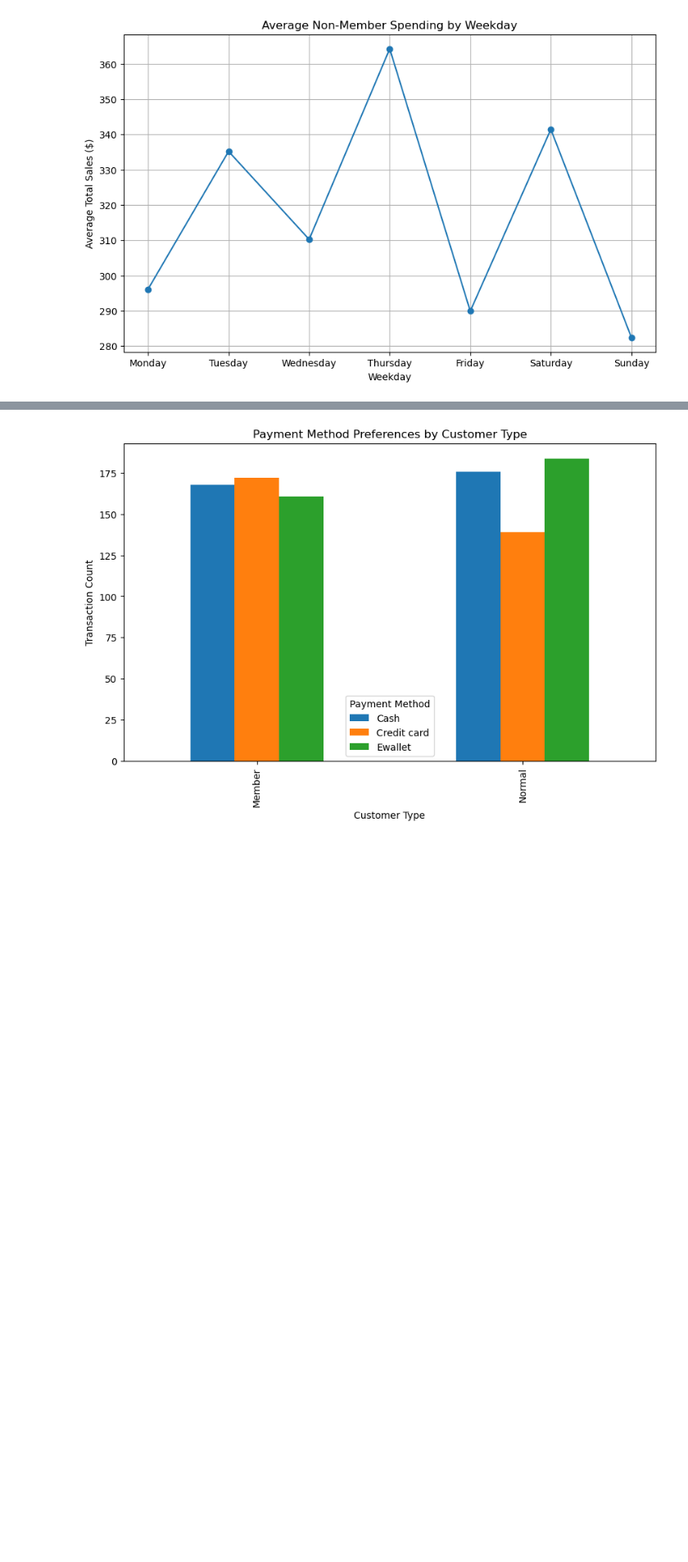
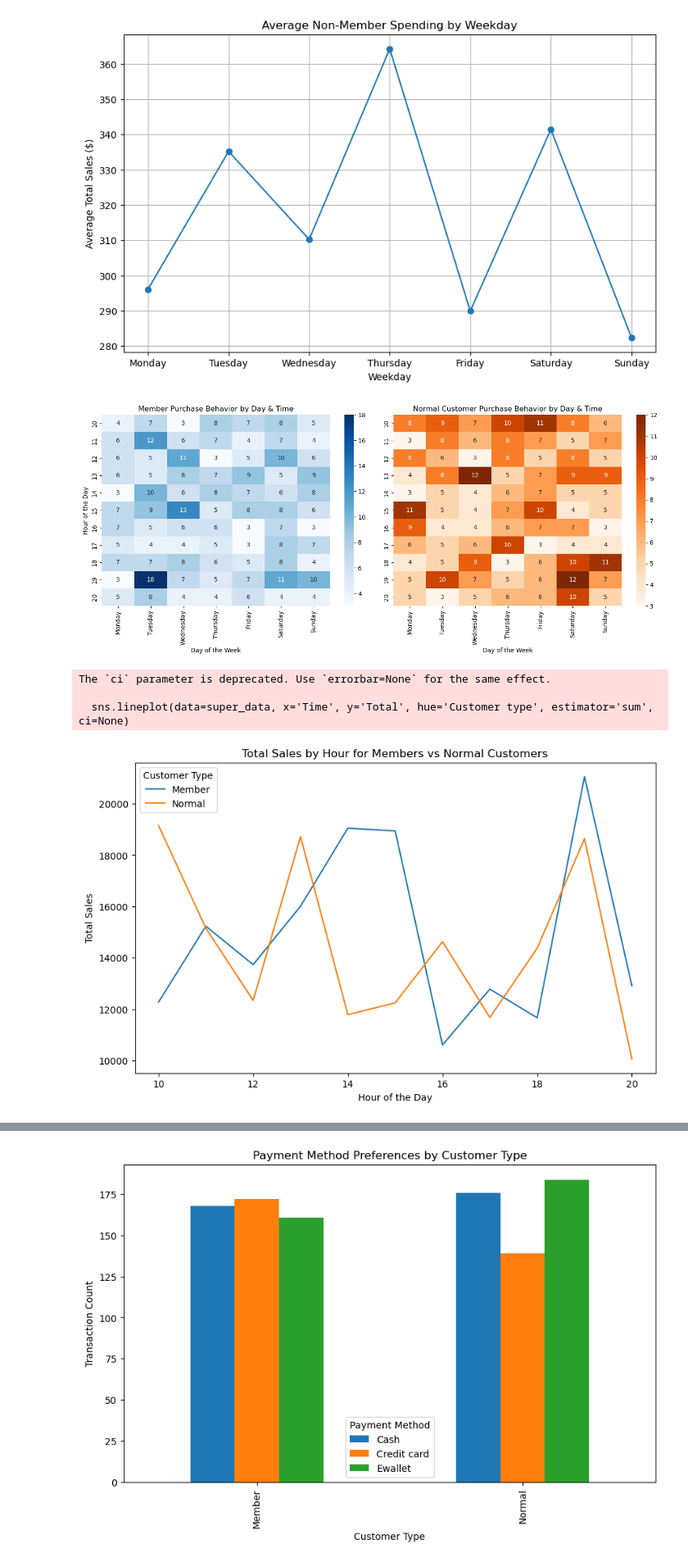
Before and after one commit to VarnaviPerera/PRINCIPLES-OF-DATA-SCIENCE-Portfolio, a Jupyter notebook: Analysis and Problem Solving/Initial.ipynb, the cells around one changed output, grey strips where cells are left out. Shown: that part at 82% size. Cells and saved outputs as stored; diff of their text form; code cells hidden in the pictures; blank space fills up the shorter version.

```diff
--- a/Analysis and Problem Solving/Initial.ipynb
+++ b/Analysis and Problem Solving/Initial.ipynb
@@ -37,4 +37,56 @@ plt.grid(True)
 plt.show()
 # %% [output]
 [figure]
+# %%
+
+import seaborn as sns
+
+# Convert Date and Time columns to datetime format
+super_data['Date'] = pd.to_datetime(super_data['Date'])
+super_data['Time'] = pd.to_datetime(super_data['Time'], format='%H:%M').dt.hour  # Extracting only hours
+
+# Extract day of the week
+super_data['DayOfWeek'] = super_data['Date'].dt.day_name()
+
+# Group by Customer Type, Day, and Time to count transactions
+purchase_behavior = super_data.groupby(['Customer type', 'DayOfWeek', 'Time']).size().reset_index(name='Count')
+
+# Create a pivot table for heatmap visualization
+pivot_member = purchase_behavior[purchase_behavior['Customer type'] == 'Member'].pivot(index='Time', columns='DayOfWeek', values='Count')
+pivot_normal = purchase_behavior[purchase_behavior['Customer type'] == 'Normal'].pivot(index='Time', columns='DayOfWeek', values='Count')
+
+# Define the order of days for sorting
+day_order = ['Monday', 'Tuesday', 'Wednesday', 'Thursday', 'Friday', 'Saturday', 'Sunday']
+pivot_member = pivot_member.reindex(columns=day_order)
+pivot_normal = pivot_normal.reindex(columns=day_order)
+
+# Plot heatmaps
+fig, axes = plt.subplots(1, 2, figsize=(14, 6))
+sns.heatmap(pivot_member, cmap='Blues', ax=axes[0], annot=True, fmt='.0f')
+sns.heatmap(pivot_normal, cmap='Oranges', ax=axes[1], annot=True, fmt='.0f')
+
+axes[0].set_title("Member Purchase Behavior by Day & Time")
+axes[1].set_title("Normal Customer Purchase Behavior by Day & Time")
+axes[0].set_ylabel("Hour of the Day")
+axes[1].set_ylabel("")
+axes[0].set_xlabel("Day of the Week")
+axes[1].set_xlabel("Day of the Week")
+
+plt.tight_layout()
+plt.show()
+
+# Line plot to show sales trends for members vs. normal customers over time
+plt.figure(figsize=(10, 6))
+sns.lineplot(data=super_data, x='Time', y='Total', hue='Customer type', estimator='sum', ci=None)
+plt.title('Total Sales by Hour for Members vs Normal Customers')
+plt.xlabel('Hour of the Day')
+plt.ylabel('Total Sales')
+plt.legend(title="Customer Type")
+plt.show()
+# %% [output]
+[figure, added]
+The `ci` parameter is deprecated. Use `errorbar=None` for the same effect.
+
+  sns.lineplot(data=super_data, x='Time', y='Total', hue='Customer type', estimator='sum', ci=None)
+[figure, added]
 # %%
```
Also changed, not shown: parts of 4 cells of this notebook, 1 other file.
